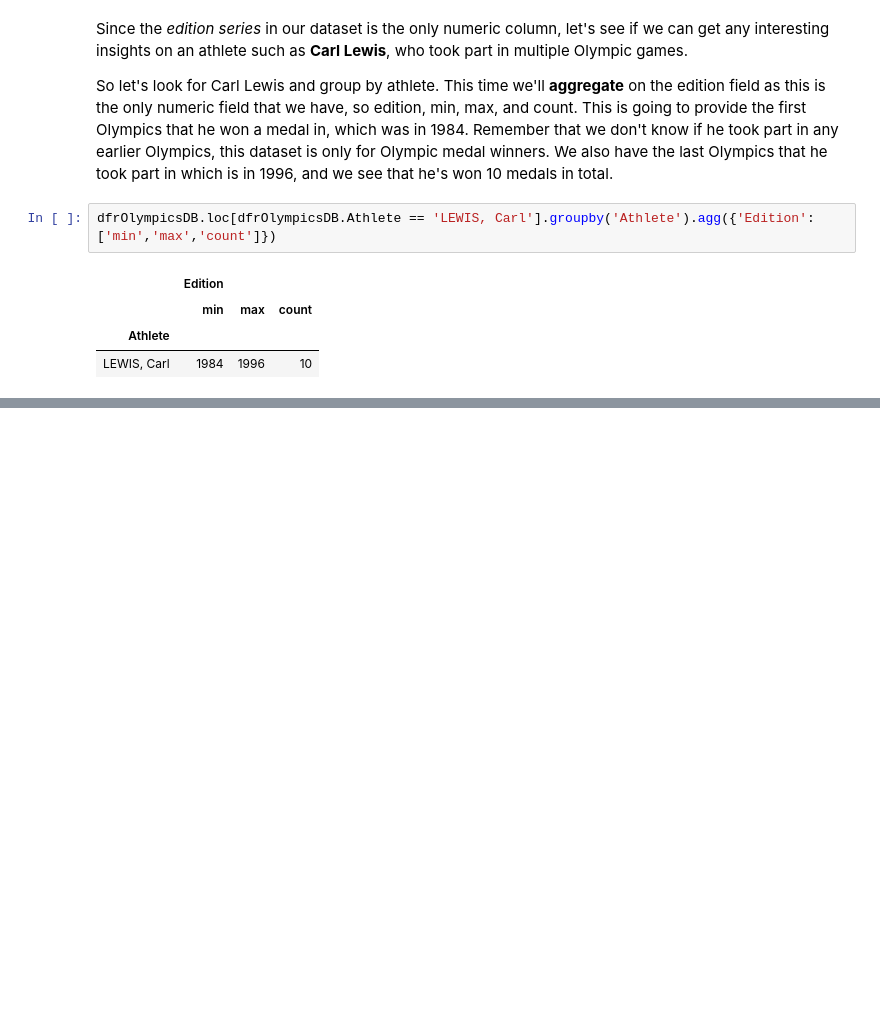
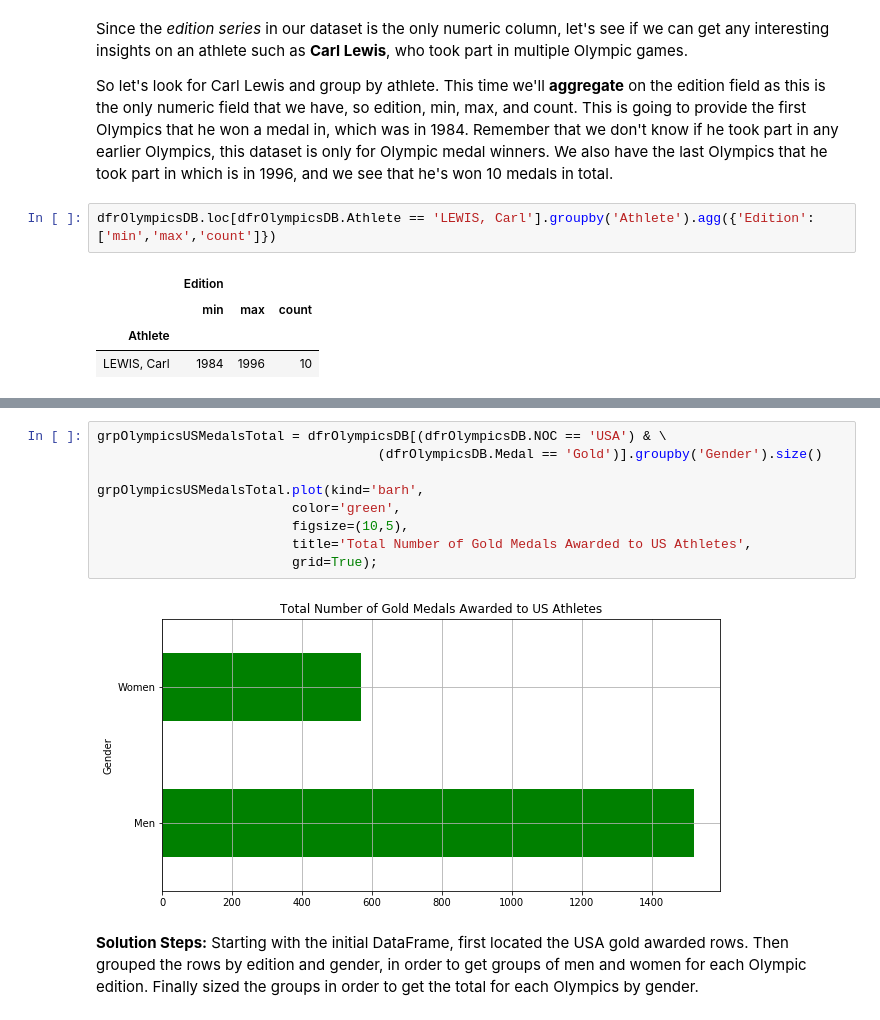
Before and after one commit to franz-cr/Datascience_Megacourse_Works, a Jupyter notebook: LinkedIn-Pandas_Essential_Training/Pandas_Essential_Training-My_Notebook.ipynb, the cells around one changed output, grey strips where cells are left out. Drawn from its saved outputs; the diff is of its cells as text; blank space fills up the shorter version.

```diff
--- a/LinkedIn-Pandas_Essential_Training/Pandas_Essential_Training-My_Notebook.ipynb
+++ b/LinkedIn-Pandas_Essential_Training/Pandas_Essential_Training-My_Notebook.ipynb
@@ -786,0 +935,13 @@ dfrOlympicsDB.loc[(dfrOlympicsDB.Athlete == 'AALTONEN, Paavo Johannes') |
+# %%
+grpOlympicsUSMedalsTotal = dfrOlympicsDB[(dfrOlympicsDB.NOC == 'USA') & \
+                                    (dfrOlympicsDB.Medal == 'Gold')].groupby('Gender').size()
+
+grpOlympicsUSMedalsTotal.plot(kind='barh',
+                         color='green',
+                         figsize=(10,5),
+                         title='Total Number of Gold Medals Awarded to US Athletes',
+                         grid=True);
+# %% [output]
+[figure, added]
+# %% [markdown]
+**Solution Steps:** Starting with the initial DataFrame, first located the USA gold awarded rows. Then grouped the rows by edition and gender, in order to get groups of men and women for each Olympic edition. Finally sized the groups in order to get the total for each Olympics by gender.
```
Also changed, not shown: parts of 105 cells of this notebook, 1 other file.
